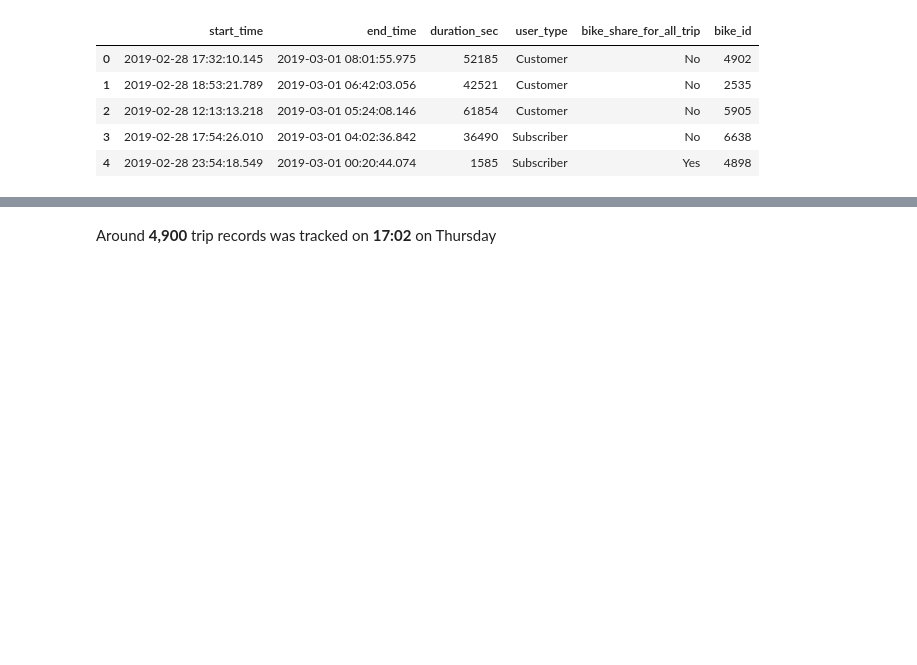
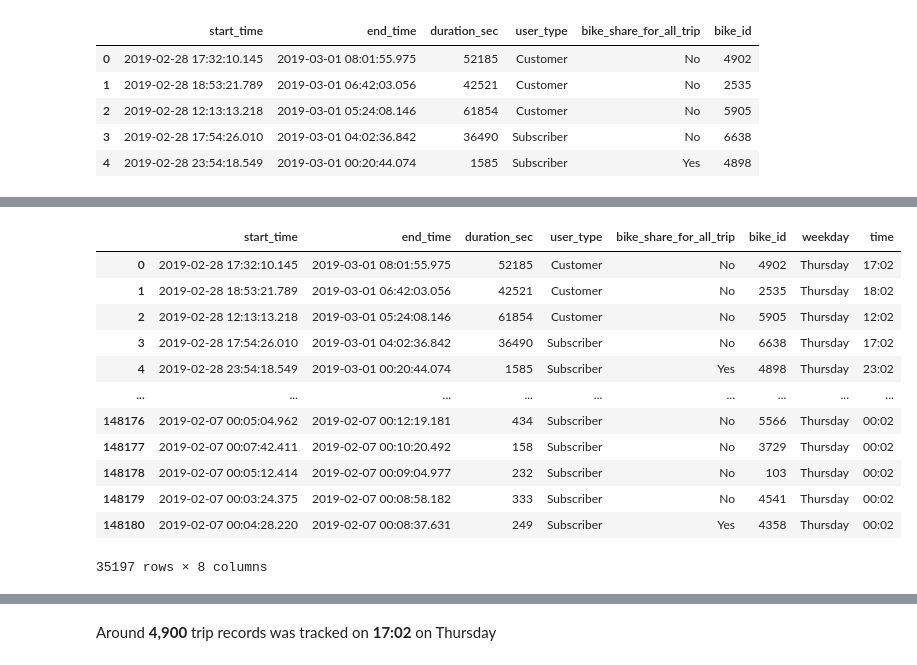
Before and after one commit to spaceofmiah/alx-data-analysis--ford-gobike-sharing-system, a Jupyter notebook: exploratory.ipynb, the cells around one changed output, grey strips where cells are left out. Saved outputs shown, nothing was run; the diff lists cells and outputs as text; code cells hidden in the pictures; blank space fills up the shorter version.

```diff
--- a/exploratory.ipynb
+++ b/exploratory.ipynb
@@ -428,0 +429,18 @@ plt.xticks(rotation=90);
+# %%
+time = pd.api.types.CategoricalDtype(categories=thursday_trip_df.time.unique())
+thursday_trip_df['time'] = thursday_trip_df.time.astype(time)
+thursday_trip_df
+# %% [output]
+|  | start_time | end_time | duration_sec | user_type | bike_share_for_all_trip | bike_id | weekday | time |
+| 0 | 2019-02-28 17:32:10.145 | 2019-03-01 08:01:55.975 | 52185 | Customer | No | 4902 | Thursday | 17:02 |
+| 1 | 2019-02-28 18:53:21.789 | 2019-03-01 06:42:03.056 | 42521 | Customer | No | 2535 | Thursday | 18:02 |
+| 2 | 2019-02-28 12:13:13.218 | 2019-03-01 05:24:08.146 | 61854 | Customer | No | 5905 | Thursday | 12:02 |
+| 3 | 2019-02-28 17:54:26.010 | 2019-03-01 04:02:36.842 | 36490 | Subscriber | No | 6638 | Thursday | 17:02 |
+| 4 | 2019-02-28 23:54:18.549 | 2019-03-01 00:20:44.074 | 1585 | Subscriber | Yes | 4898 | Thursday | 23:02 |
+| ... | ... | ... | ... | ... | ... | ... | ... | ... |
+| 148176 | 2019-02-07 00:05:04.962 | 2019-02-07 00:12:19.181 | 434 | Subscriber | No | 5566 | Thursday | 00:02 |
+| 148177 | 2019-02-07 00:07:42.411 | 2019-02-07 00:10:20.492 | 158 | Subscriber | No | 3729 | Thursday | 00:02 |
+| 148178 | 2019-02-07 00:05:12.414 | 2019-02-07 00:09:04.977 | 232 | Subscriber | No | 103 | Thursday | 00:02 |
+| 148179 | 2019-02-07 00:03:24.375 | 2019-02-07 00:08:58.182 | 333 | Subscriber | No | 4541 | Thursday | 00:02 |
+| 148180 | 2019-02-07 00:04:28.220 | 2019-02-07 00:08:37.631 | 249 | Subscriber | Yes | 4358 | Thursday | 00:02 |
+35197 rows × 8 columns
```
Also changed, not shown: parts of 21 cells of this notebook, 1 other file.
